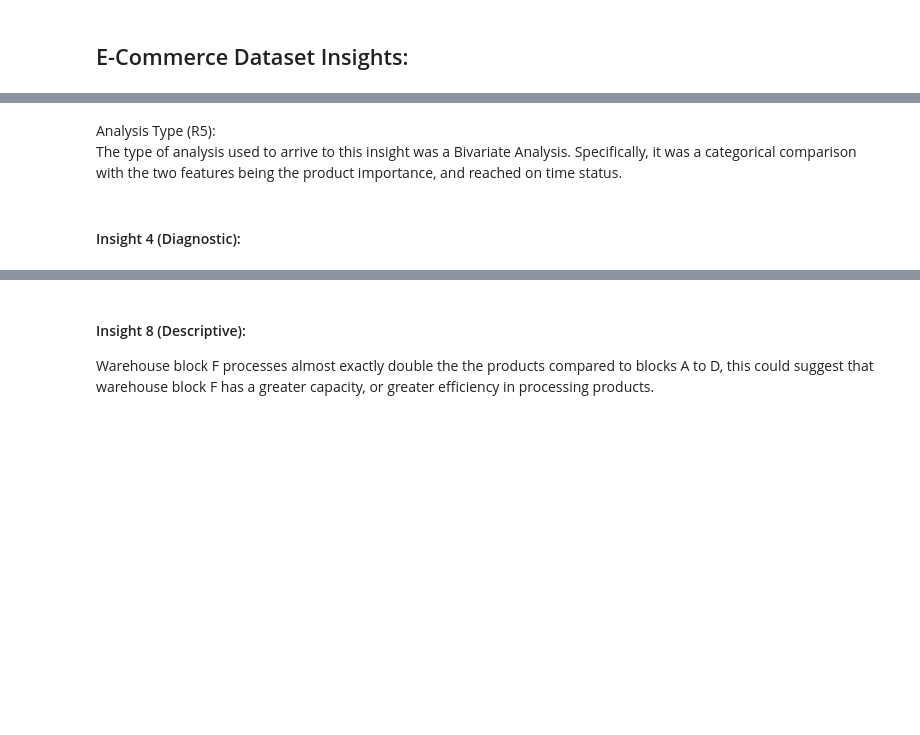
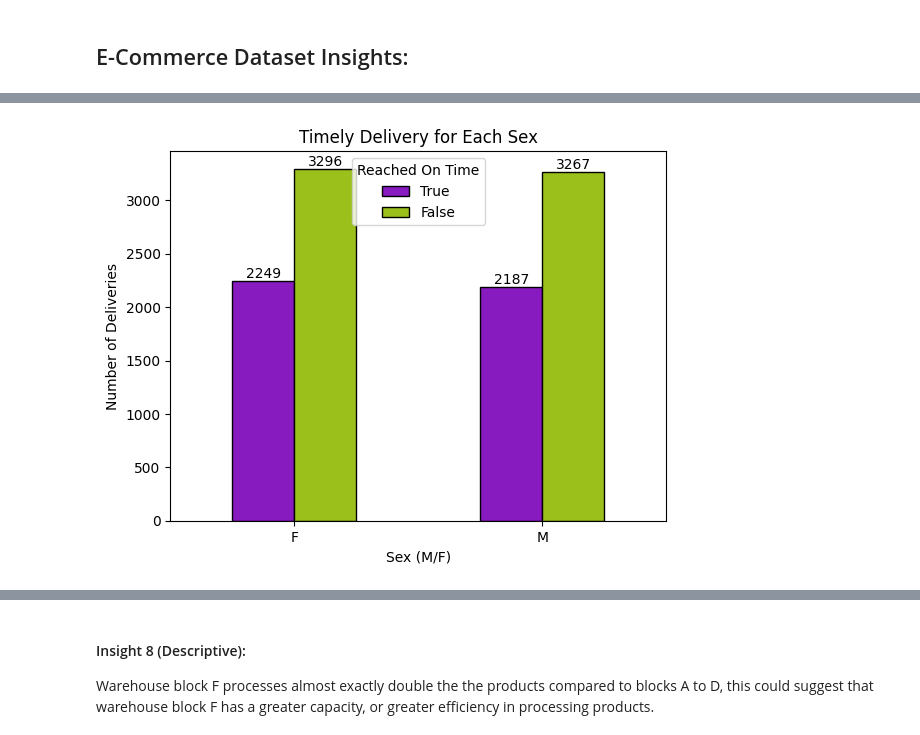
Before and after one commit to CLFrod/Assignment1CSI4142, a Jupyter notebook: Assignment 1 Notebook.ipynb, the cells around one changed output, grey strips where cells are left out. Saved outputs shown, nothing was run; the diff lists cells and outputs as text; code cells hidden in the pictures; blank space fills up the shorter version.

```diff
--- a/Assignment 1 Notebook.ipynb
+++ b/Assignment 1 Notebook.ipynb
@@ -309,19 +417,16 @@ Products with a high-importance factor show a greater on-time delivery percentag
 # %%
-# Create the graph
-graph = sns.countplot(data=ec_dataframe, x ="Product_importance", hue="Reached.on.Time_Y.N")
+# create Graph
+graph = sns.countplot(data=ec_dataframe, x="Gender", hue="Reached.on.Time_Y.N", palette=["#9100DB", "#AADB00"], width=0.5, edgecolor="black")
 
-# Annotate bars
+# annotate graph
 for bar in graph.containers:
     graph.bar_label(bar, label_type="edge")
-# graph legend, title, and labelling
-plt.legend(title="Reached On Time", labels=["False", "True"])
-plt.title("Product Importance and Delivery Time")
-plt.xlabel("Product Importance")
+
+# add title, and labels
+plt.legend(title="Reached On Time", labels=["True", "False"])
+plt.title("Timely Delivery for Each Sex")
 plt.ylabel("Number of Deliveries")
+plt.xlabel("Sex (M/F)")
 plt.show()
+# %% [output]
+[figure, added]
-# %% [markdown]
-Analysis Type (R5):
-<br>
-The type of analysis used to arrive to this insight was a Bivariate Analysis. Specifically, it was a categorical comparison with the two features being the product importance, and reached on time status.
-# %% [markdown]
-<h4> Insight 4 (Diagnostic):</h4>
```
Also changed, not shown: parts of 44 cells of this notebook.
